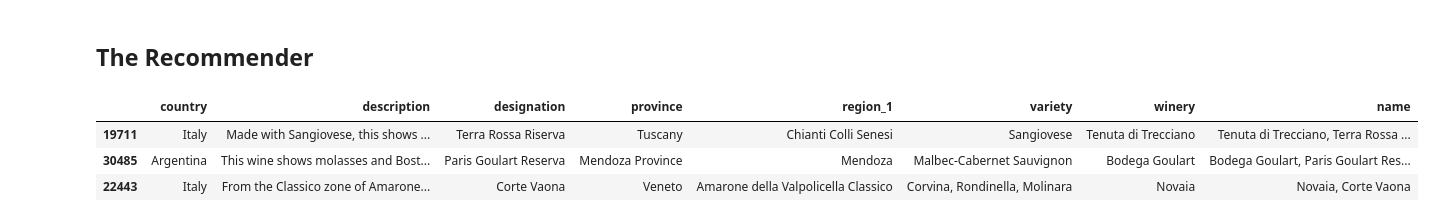
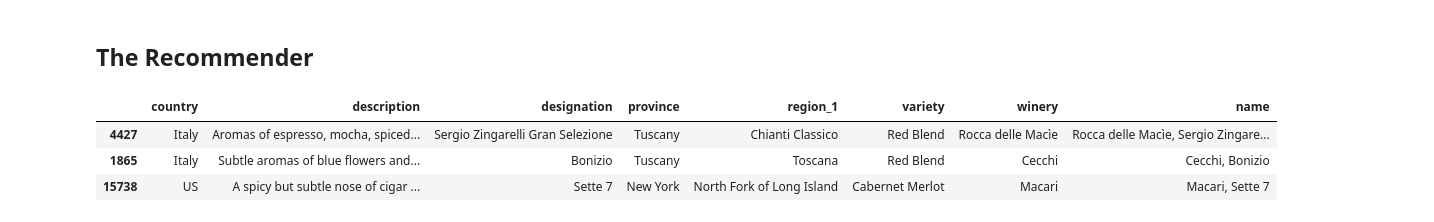
Before and after one commit to PatrikWagnerUK/Wine-Recommender-System, a Jupyter notebook: Wine.ipynb, the cells around one changed output. Cells and saved outputs as stored; diff of their text form; code cells hidden in the pictures.

```diff
--- a/Wine.ipynb
+++ b/Wine.ipynb
@@ -355,9 +370,9 @@ def recommend_wine(name, sig_kern=sig_kern):
     position = [i[0] for i in sigmoid_score]
     return predictors.iloc[position]
 # %%
-recommend_wine('Castelli del Grevepesa, Riserva Castelgreve')
+recommend_wine('Cantina Terre del Barolo, Riserva')
 # %% [output]
 |  | country | description | designation | province | region_1 | variety | winery | name |
-| 19711 | Italy | Made with Sangiovese, this shows ... | Terra Rossa Riserva | Tuscany | Chianti Colli Senesi | Sangiovese | Tenuta di Trecciano | Tenuta di Trecciano, Terra Rossa ... |
-| 30485 | Argentina | This wine shows molasses and Bost... | Paris Goulart Reserva | Mendoza Province | Mendoza | Malbec-Cabernet Sauvignon | Bodega Goulart | Bodega Goulart, Paris Goulart Res... |
-| 22443 | Italy | From the Classico zone of Amarone... | Corte Vaona | Veneto | Amarone della Valpolicella Classico | Corvina, Rondinella, Molinara | Novaia | Novaia, Corte Vaona |
+| 4427 | Italy | Aromas of espresso, mocha, spiced... | Sergio Zingarelli Gran Selezione | Tuscany | Chianti Classico | Red Blend | Rocca delle Macìe | Rocca delle Macìe, Sergio Zingare... |
+| 1865 | Italy | Subtle aromas of blue flowers and... | Bonizio | Tuscany | Toscana | Red Blend | Cecchi | Cecchi, Bonizio |
+| 15738 | US | A spicy but subtle nose of cigar ... | Sette 7 | New York | North Fork of Long Island | Cabernet Merlot | Macari | Macari, Sette 7 |
```
Also changed, not shown: parts of 23 cells of this notebook, 4 other files.
